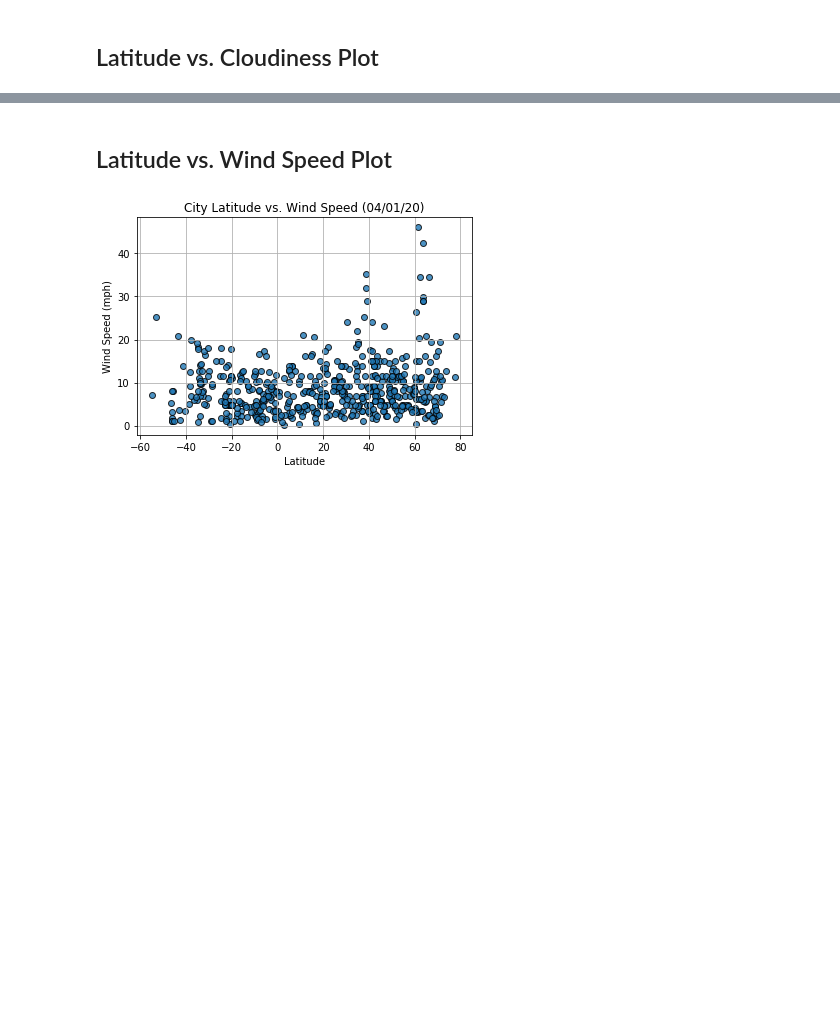
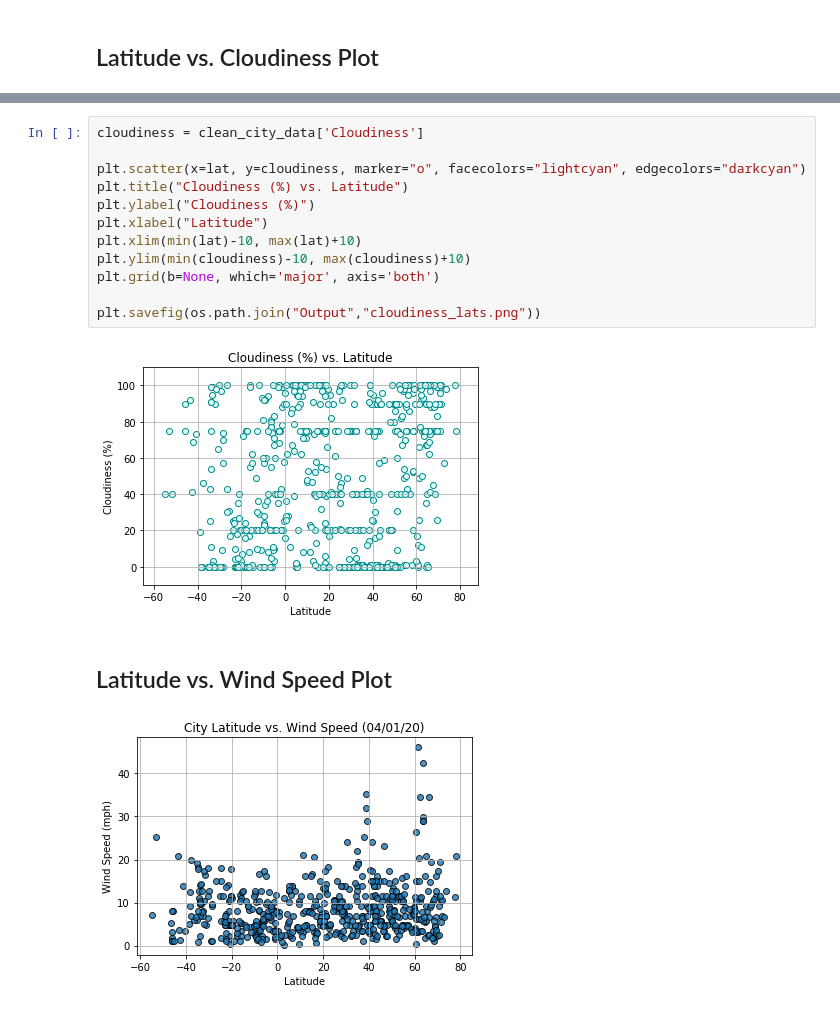
Before and after one commit to KaiCee2010/python-api-challenge, a Jupyter notebook: WeatherPy/WeatherPy.ipynb, the cells around one changed output, grey strips where cells are left out. Drawn from its saved outputs; the diff is of its cells as text; blank space fills up the shorter version.

```diff
--- a/WeatherPy/WeatherPy.ipynb
+++ b/WeatherPy/WeatherPy.ipynb
@@ -213,3 +210,17 @@ plt.savefig(os.path.join("Output","humidity_lats.png"))
+# %%
+cloudiness = clean_city_data['Cloudiness']
+
+plt.scatter(x=lat, y=cloudiness, marker="o", facecolors="lightcyan", edgecolors="darkcyan")
+plt.title("Cloudiness (%) vs. Latitude")
+plt.ylabel("Cloudiness (%)")
+plt.xlabel("Latitude")
+plt.xlim(min(lat)-10, max(lat)+10)
+plt.ylim(min(cloudiness)-10, max(cloudiness)+10)
+plt.grid(b=None, which='major', axis='both')
+
+plt.savefig(os.path.join("Output","cloudiness_lats.png"))
+# %% [output]
+[figure, added]
 # %% [markdown]
 ## Latitude vs. Wind Speed Plot
 # %%
```
Also changed, not shown: parts of 3 cells of this notebook, 1 other file.
